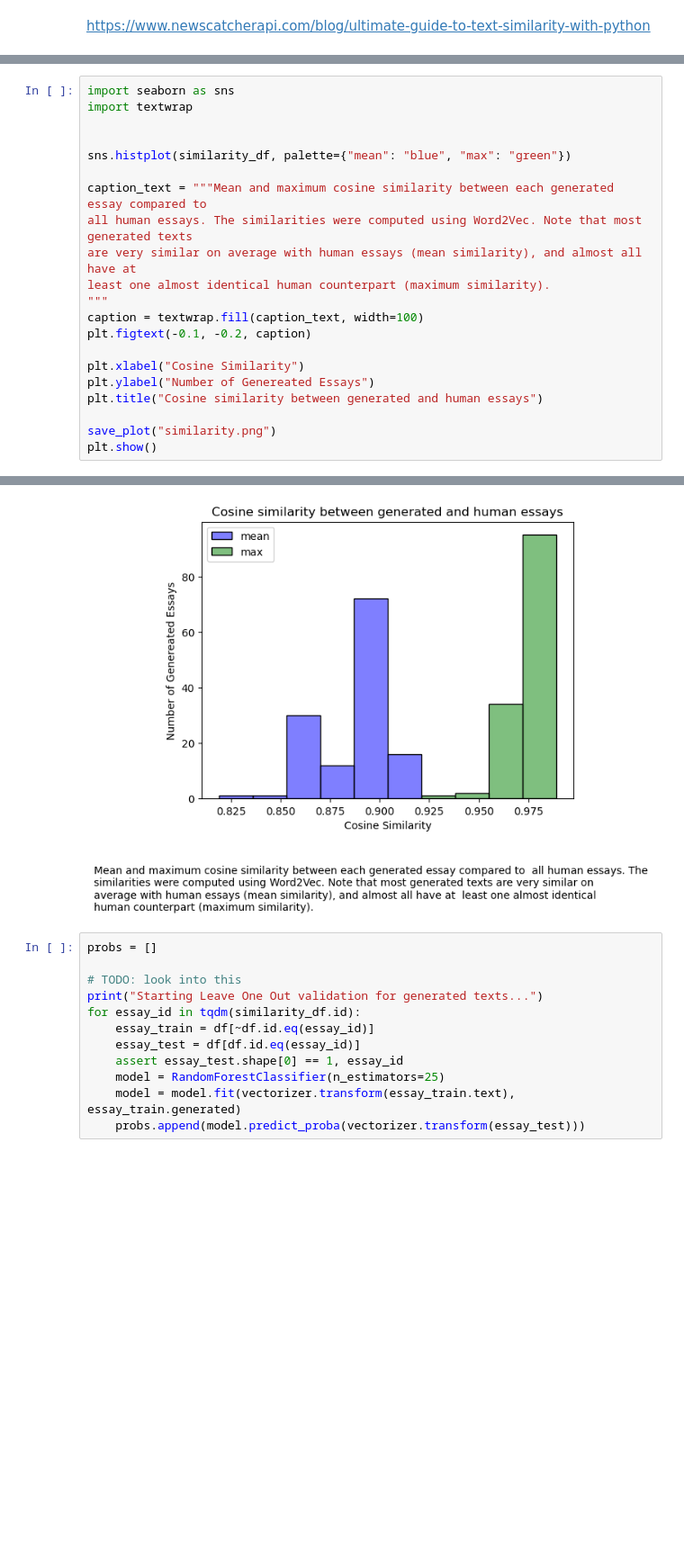
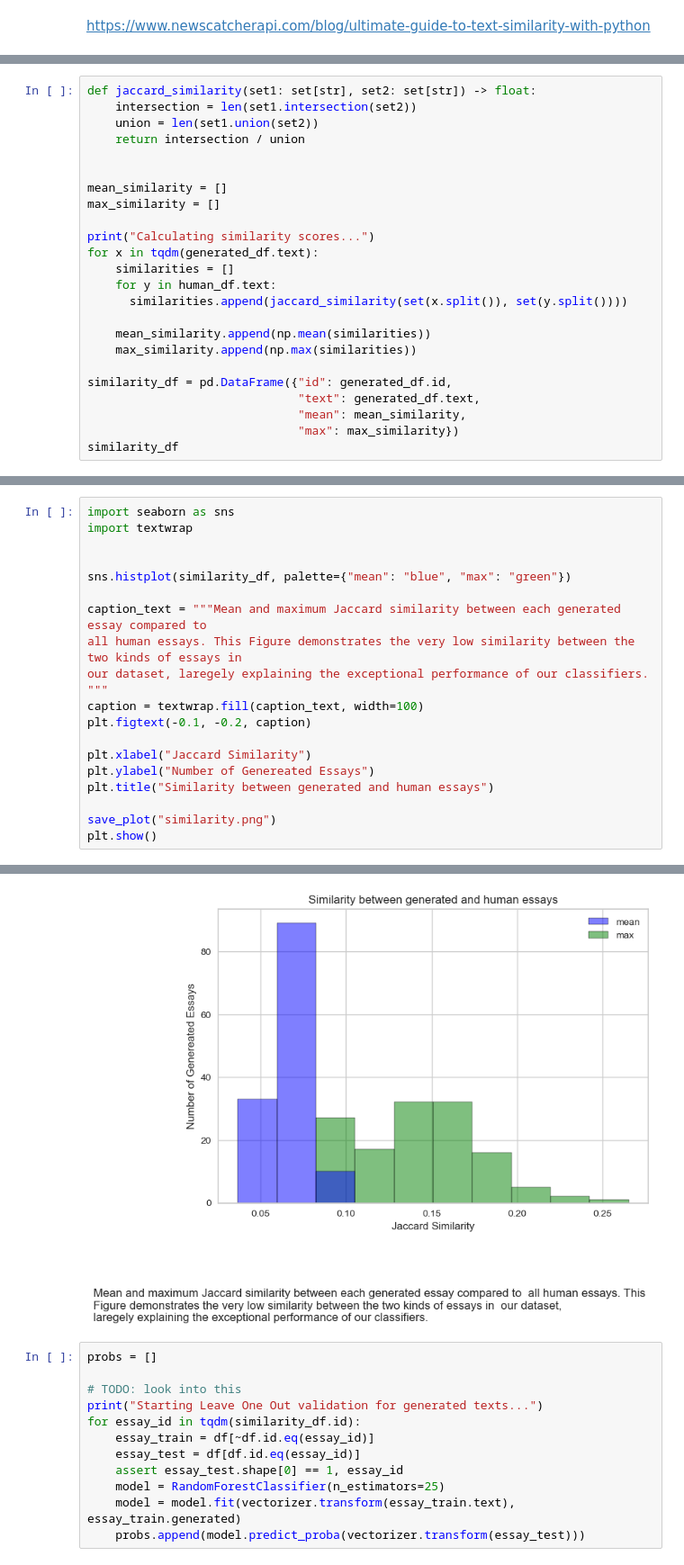
Before and after one commit to dimits-ts/practical_data_science, a Jupyter notebook: llm_detection/notebooks/llm_detection.ipynb, the cells around one changed output, grey strips where cells are left out. Shown: that part at 90% size. Drawn from its saved outputs; the diff is of its cells as text; blank space fills up the shorter version.

Commit message:
Switch to Jaccard similarity

```diff
--- a/llm_detection/notebooks/llm_detection.ipynb
+++ b/llm_detection/notebooks/llm_detection.ipynb
@@ -552,0 +539,24 @@ Calculating similarity scores...
+# %%
+def jaccard_similarity(set1: set[str], set2: set[str]) -> float:
+    intersection = len(set1.intersection(set2))
+    union = len(set1.union(set2))
+    return intersection / union
+
+
+mean_similarity = []
+max_similarity = []
+
+print("Calculating similarity scores...")
+for x in tqdm(generated_df.text):
+    similarities = []
+    for y in human_df.text:
+      similarities.append(jaccard_similarity(set(x.split()), set(y.split())))
+
+    mean_similarity.append(np.mean(similarities))
+    max_similarity.append(np.max(similarities))
+
+similarity_df = pd.DataFrame({"id": generated_df.id,
+                              "text": generated_df.text,
+                              "mean": mean_similarity,
+                              "max": max_similarity})
+similarity_df
@@ -573,27 +598,26 @@ similarity_df
 # %%
 import seaborn as sns
 import textwrap
 
 
 sns.histplot(similarity_df, palette={"mean": "blue", "max": "green"})
 
-caption_text = """Mean and maximum cosine similarity between each generated essay compared to
-all human essays. The similarities were computed using Word2Vec. Note that most generated texts
-are very similar on average with human essays (mean similarity), and almost all have at
-least one almost identical human counterpart (maximum similarity).
+caption_text = """Mean and maximum Jaccard similarity between each generated essay compared to
+all human essays. This Figure demonstrates the very low similarity between the two kinds of essays in
+our dataset, laregely explaining the exceptional performance of our classifiers.
 """
 caption = textwrap.fill(caption_text, width=100)
 plt.figtext(-0.1, -0.2, caption)
 
-plt.xlabel("Cosine Similarity")
+plt.xlabel("Jaccard Similarity")
 plt.ylabel("Number of Genereated Essays")
-plt.title("Cosine similarity between generated and human essays")
+plt.title("Similarity between generated and human essays")
 
 save_plot("similarity.png")
 plt.show()
 # %% [output]
 Figured saved to ..\output\similarity.png
-[figure, old version]
+[figure, new version]
 # %%
 probs = []
 
```
Also changed, not shown: parts of 23 cells of this notebook, 5 other files.
